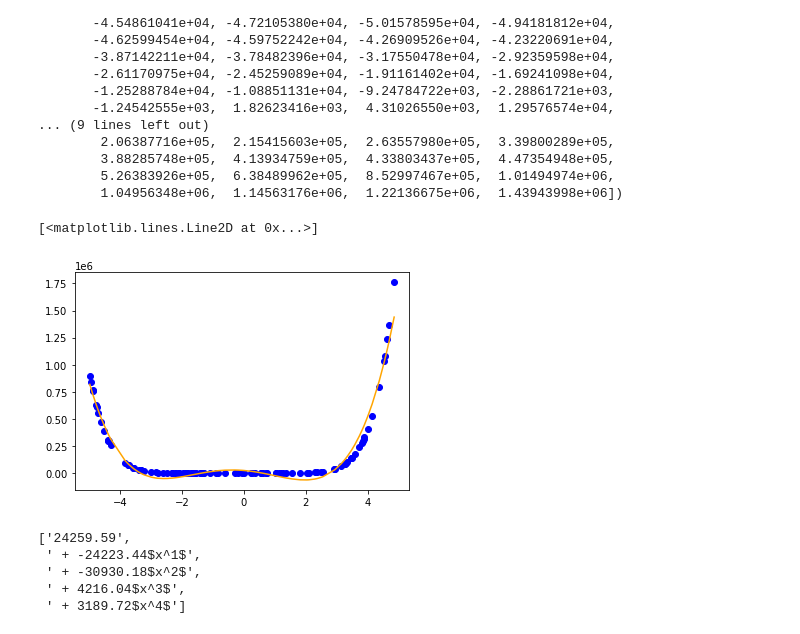
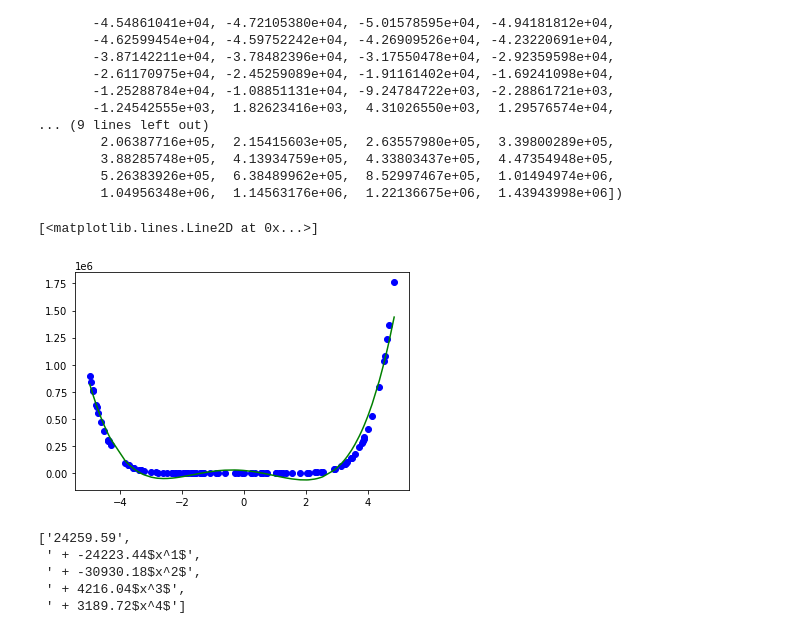
Before and after one commit to g3ronimO-o/PolynomialRegression, a Jupyter notebook: V1.ipynb, the cells around one changed output. Saved outputs shown, nothing was run; the diff lists cells and outputs as text; code cells hidden in the pictures.

```diff
--- a/V1.ipynb
+++ b/V1.ipynb
@@ -156,0 +131,9 @@ errors
+# %%
+alpha = 0.01
+numIter = 1000
+tol = 10**-3
+power = 4
+w,errors = gradDescent(X,y,power,alpha,tol,numIter)
+iter = []
+for i in range(1,1001):
+    iter.append(i)
@@ -178,10 +166,10 @@ array([ 8.18977016e+05,  7.80451144e+05,  7.33972535e+05,  7.24897129e+05,
 # %%
 plt.figure()
 plt.scatter(X,y, color = 'blue')
-plt.plot( X, Y_pred, color = 'orange')
+plt.plot( X, Y_pred, color = 'green')
 # %% [output]
 [<matplotlib.lines.Line2D at 0x...>]
-[figure, old version]
+[figure, new version]
 # %%
 line = w[0]
 label_holder = []
```
Also changed, not shown: parts of 4 cells of this notebook.
